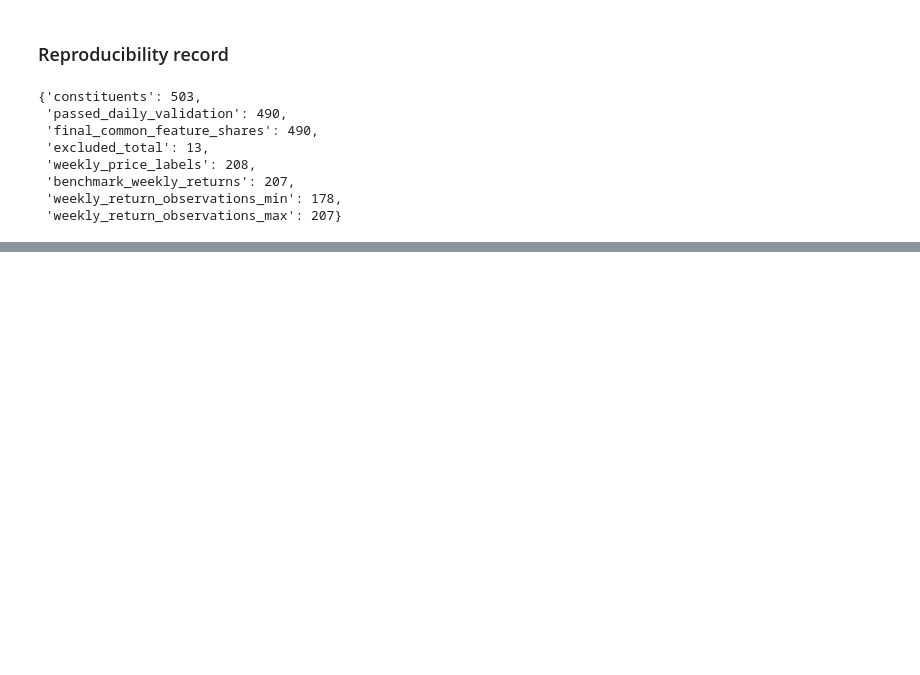
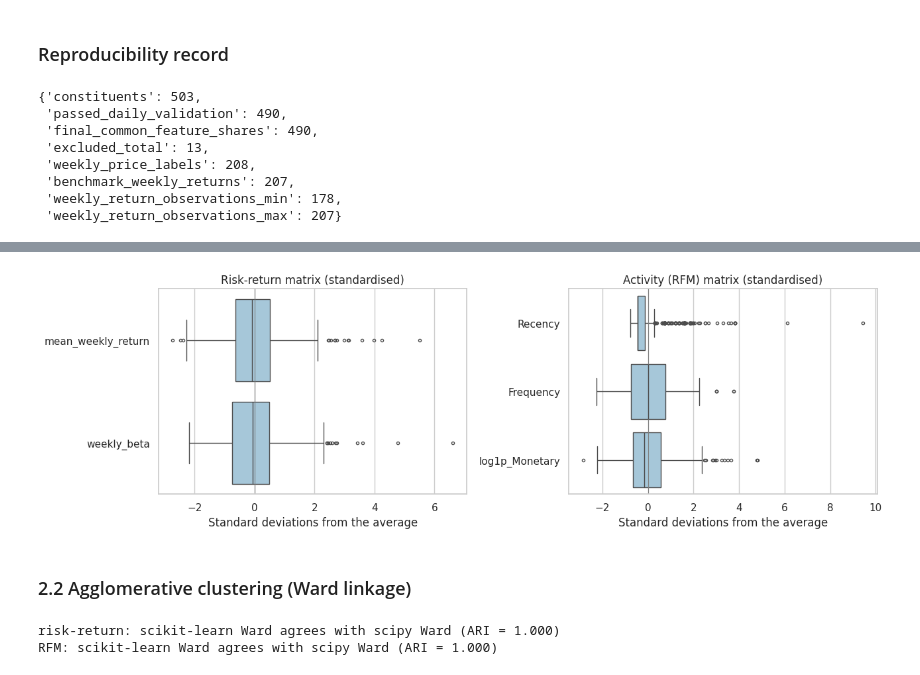
Before and after one commit to Dewdahara/CRMCM_CW1_w2054873, a Jupyter notebook: CRMCM_CW1_w2054873.ipynb, the cells around one changed output, grey strips where cells are left out. Saved outputs shown, nothing was run; the diff lists cells and outputs as text; code cells hidden in the pictures; blank space fills up the shorter version.

```diff
--- a/CRMCM_CW1_w2054873.ipynb
+++ b/CRMCM_CW1_w2054873.ipynb
@@ -1919,0 +2086,14 @@ except ImportError:
+# %%
+# Step 4: standardise each matrix separately (mean 0, standard deviation 1) so no feature dominates
+# because of its scale, then check the means and standard deviations.
+scaler_rr, scaler_rfm = StandardScaler(), StandardScaler()
+Z_rr = pd.DataFrame(scaler_rr.fit_transform(X_rr), index=X_rr.index, columns=X_rr.columns)
+Z_rfm = pd.DataFrame(scaler_rfm.fit_transform(X_rfm), index=X_rfm.index, columns=X_rfm.columns)
+
+display(
+    pd.concat({"risk-return": Z_rr.agg(["mean", "std"]).T, "activity (RFM)": Z_rfm.agg(["mean", "std"]).T})
+)
+
+# Output:
+# Every standardised feature has a mean of 0 and a standard deviation of about 1.001 (a tiny bit
+# above 1 because the scaler divides by n and pandas divides by n - 1).
@@ -1919,0 +2107,44 @@ except ImportError:
+# %%
+# Chart: boxplots of the standardised features to see which shares are extreme.
+fig, axes = plt.subplots(1, 2, figsize=(13, 4.2))
+for ax, Z, title in zip(
+    axes, [Z_rr, Z_rfm], ["Risk-return matrix (standardised)", "Activity (RFM) matrix (standardised)"]
+):
+    sns.boxplot(data=Z, orient="h", ax=ax, color="#9ecae1", fliersize=3)
+    ax.axvline(0, color="grey", lw=0.8)
+    ax.set_title(title)
+    ax.set_xlabel("Standard deviations from the average")
+plt.tight_layout()
+plt.show()
+
+# Output:
+# After scaling the features are on the same scale. Recency has the most extreme points (one at
+# about 9.5 standard deviations).
+# On the risk-return side the biggest points are about 5.5 for return and 6.6 for beta. These
+# extreme shares were kept.
+# %% [output]
+[figure, added]
+# %% [markdown]
+### 2.2 Agglomerative clustering (Ward linkage)
+# %%
+# Build the Ward hierarchy for each matrix and define a helper to cut it into k clusters. As a
+# check, scikit-learn's Ward is compared with scipy's using the adjusted Rand index (ARI).
+link_rr = linkage(Z_rr.to_numpy(), method="ward", metric="euclidean")
+link_rfm = linkage(Z_rfm.to_numpy(), method="ward", metric="euclidean")
+
+
+def ward_labels(link, k):
+    return fcluster(link, t=k, criterion="maxclust") - 1
+
+
+for name, Z, link in [("risk-return", Z_rr, link_rr), ("RFM", Z_rfm, link_rfm)]:
+    sk = AgglomerativeClustering(n_clusters=4, linkage="ward").fit_predict(Z)
+    print(
+        f"{name}: scikit-learn Ward agrees with scipy Ward (ARI = {adjusted_rand_score(sk, ward_labels(link, 4)):.3f})"
+    )
+
+# Output:
+# ARI is 1.000 for both matrices, so scikit-learn and scipy give identical Ward groups.
+# %% [output]
+risk-return: scikit-learn Ward agrees with scipy Ward (ARI = 1.000)
+RFM: scikit-learn Ward agrees with scipy Ward (ARI = 1.000)
```
Also changed, not shown: parts of 15 cells of this notebook.
